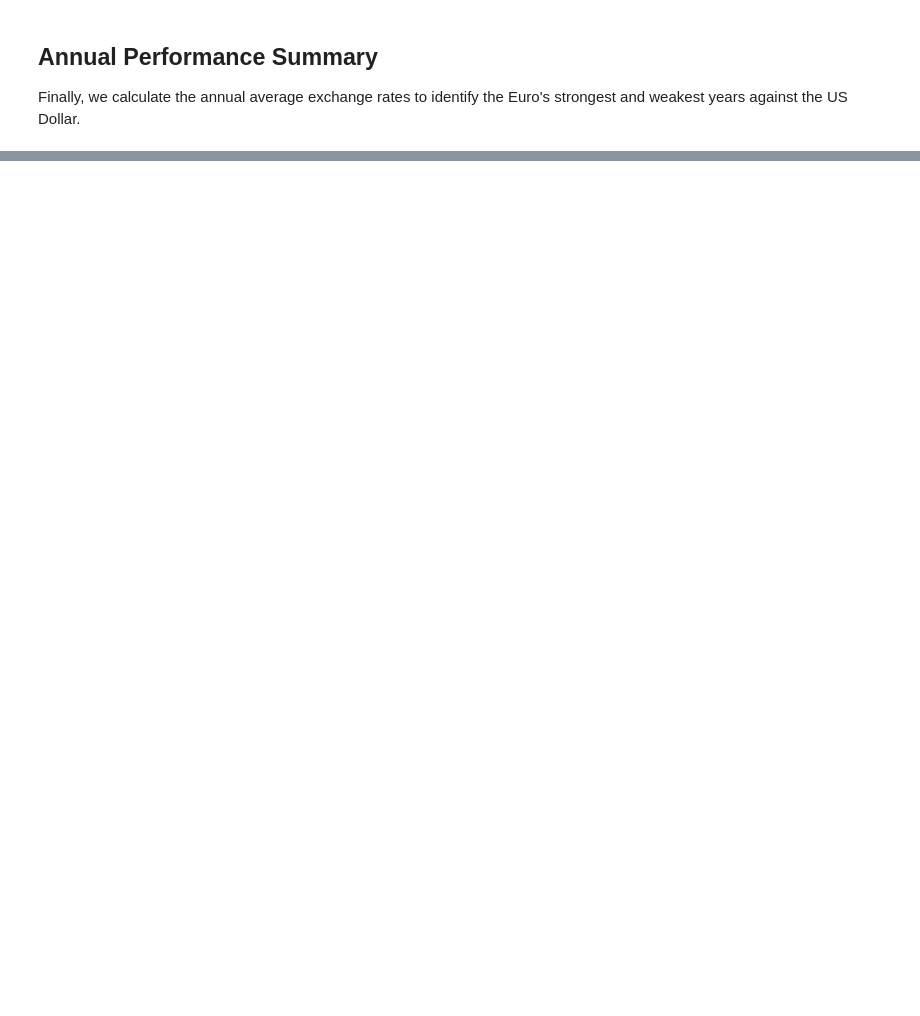
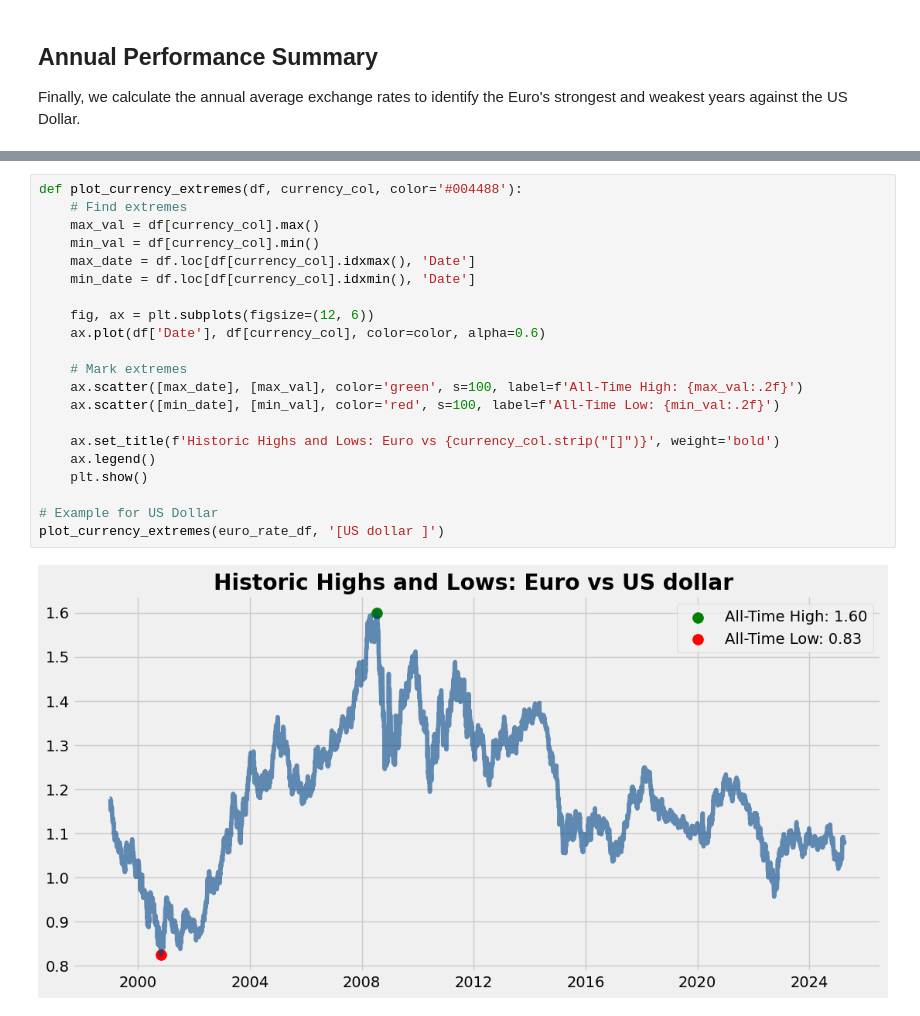
Before and after one commit to nasro10z/euro-exchange-rate-analysis, a Jupyter notebook: Euro_exchange_rate_.ipynb, the cells around one changed output, grey strips where cells are left out. Saved outputs shown, nothing was run; the diff lists cells and outputs as text; blank space fills up the shorter version.

```diff
--- a/Euro_exchange_rate_.ipynb
+++ b/Euro_exchange_rate_.ipynb
@@ -285,0 +404,23 @@ display(annual_summary.tail(10))
+# %%
+def plot_currency_extremes(df, currency_col, color='#004488'):
+    # Find extremes
+    max_val = df[currency_col].max()
+    min_val = df[currency_col].min()
+    max_date = df.loc[df[currency_col].idxmax(), 'Date']
+    min_date = df.loc[df[currency_col].idxmin(), 'Date']
+
+    fig, ax = plt.subplots(figsize=(12, 6))
+    ax.plot(df['Date'], df[currency_col], color=color, alpha=0.6)
+
+    # Mark extremes
+    ax.scatter([max_date], [max_val], color='green', s=100, label=f'All-Time High: {max_val:.2f}')
+    ax.scatter([min_date], [min_val], color='red', s=100, label=f'All-Time Low: {min_val:.2f}')
+
+    ax.set_title(f'Historic Highs and Lows: Euro vs {currency_col.strip("[]")}', weight='bold')
+    ax.legend()
+    plt.show()
+
+# Example for US Dollar
+plot_currency_extremes(euro_rate_df, '[US dollar ]')
+# %% [output]
+[figure, added]
```
Also changed, not shown: parts of 19 cells of this notebook.
